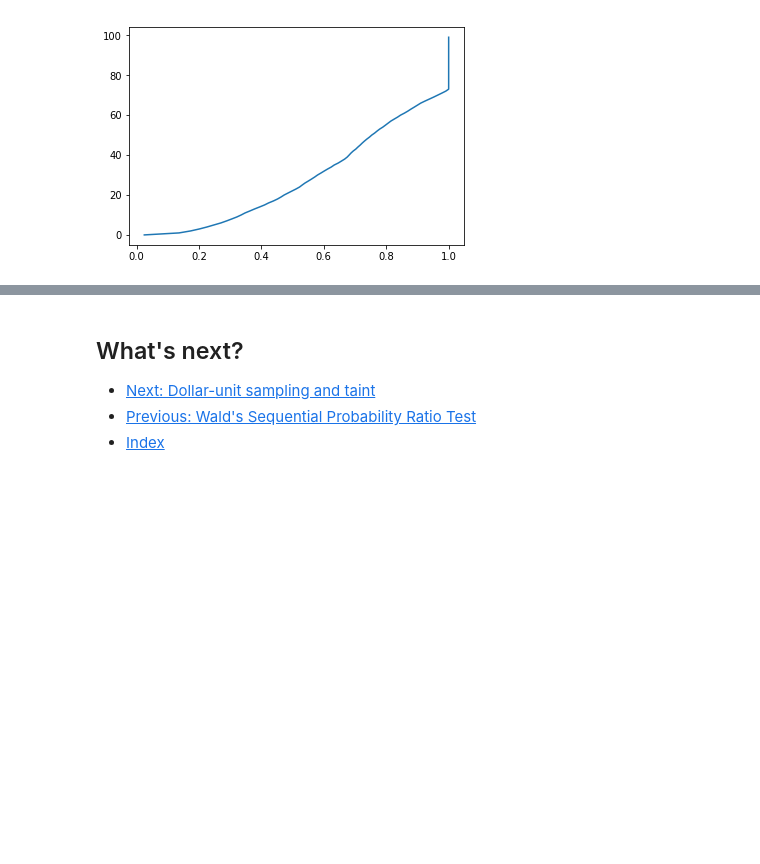
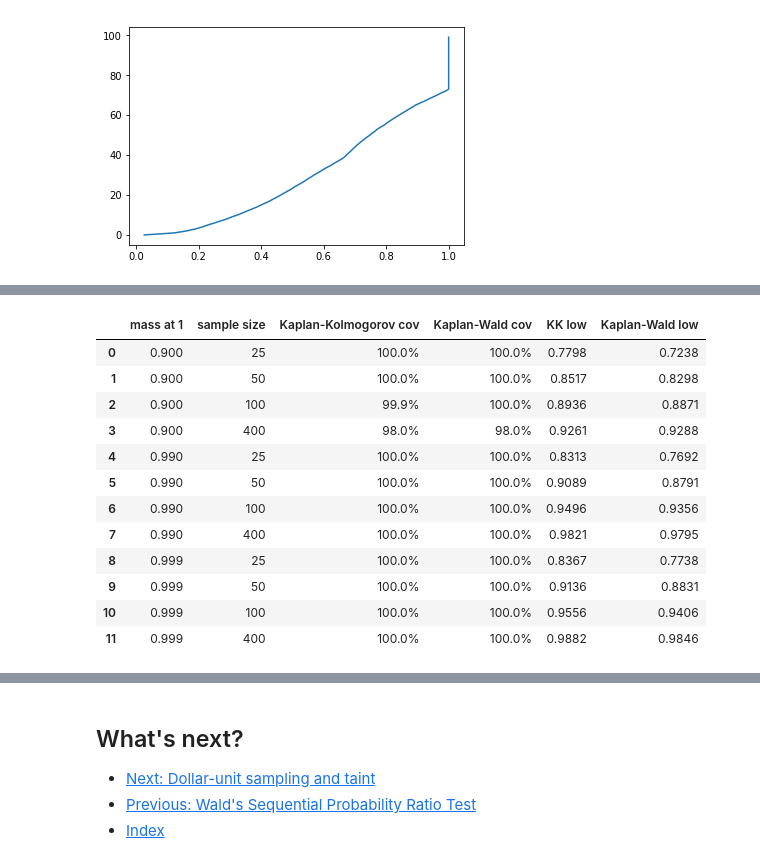
Before and after one commit to pbstark/S157F17, a Jupyter notebook: kaplanWald.ipynb, the cells around one changed output, grey strips where cells are left out. Cells and saved outputs as stored; diff of their text form; code cells hidden in the pictures; blank space fills up the shorter version.

Commit message:
Kaplan-Kolmogorov finite-sample code working

```diff
--- a/kaplanWald.ipynb
+++ b/kaplanWald.ipynb
@@ -424,0 +503,6 @@ def CI_from_test(x, N, cl=0.95, d = 0, random_order = True,
+# %%
+# Compare the python implementation with the translation of Kaplan's javascript into python
+x = np.array(range(10))
+t = 1
+N = 1000
+print(HK_p(x, N, t), HK_js_p(x, N, t))
@@ -491,11 +574,13 @@ x = [0]*250 + [100]*250
 x = np.array(x)
 reps = int(10**3)
 
+sims_js = np.zeros(reps)
 sims = np.zeros(reps)
 for i in range(reps):
     xp = np.random.permutation(x)
-    sims[i] = CI_from_test(x, N, d=delta[j], cl=cl, random_order = True,
+    sims[i] = CI_from_test(x, N, d=0, cl=cl, random_order = True,
                                   p_value = HK_p)
-print(np.mean(sims))
-print(out)
+    sims_js[i] = CI_from_test(x, N, d=0, cl=cl, random_order = True,
+                                  p_value = HK_js_p)
+print(np.mean(sims), np.mean(sims_js))
 # %% [output]
@@ -514,3 +597,60 @@ plt.plot(pct, range(100))
 # %% [output]
 [<matplotlib.lines.Line2D at 0x...>]
 [figure]
+# %%
+# Nonstandard mixture: a pointmass at 1 and a uniform[0,1]
+ns = np.array([25, 50, 100, 400])  # sample sizes
+ps = np.array([0.9, 0.99, 0.999])    # mixture fraction, weight of pointmass
+alpha = 0.05  # 1- (confidence level)
+reps = int(10**3)   # just for demonstration
+d = 1
+xtol = 1.e-12
+N = 20000 # hypothetical population size
+
+simTable = pd.DataFrame(columns=('mass at 1', 'sample size', 'Kaplan-Kolmogorov cov',\
+                                 'Kaplan-Wald cov', 'KK low', 'Kaplan-Wald low')
+                       )
+
+for p in ps:
+    popMean = (1-p)*0.5 + p  # population is a mixture of uniform with mass (1-p) and
+                             # pointmass at 1 with mass p
+
+    for n in ns:
+        tCrit = sp.stats.t.ppf(q=1-alpha, df=n-1)
+        coverT = 0
+        coverK = 0
+        lowT = 0.0
+        lowK = 0.0
+
+        for rep in range(int(reps)):
+            sam = np.random.uniform(size=n)  # the uniform part of the sample
+            ptMass = np.random.uniform(size=n)  # for a bunch of p-coin tosses
+            sam[ptMass < p] = 1.0   # mix in pointmass at 1, with probability p
+            # Kaplan's mixture
+            tLo = CI_from_test(sam, N, d=0, cl=cl, random_order = True,
+                                  p_value = HK_p)
+            coverT += ( tLo <= popMean )
+            lowT += tLo
+            #  Kaplan-Wald interval
+            kLo = CI_from_test(sam, N, d=d, cl=cl, random_order = True,
+                                  p_value = KK_p) # lower endpoint of the Kaplan-Wald interval
+            coverK += (kLo <= popMean )
+            lowK += kLo
+
+        simTable.loc[len(simTable)] =  p, n,\
+            str(100*float(coverT)/float(reps)) + '%',\
+            str(100*float(coverK)/float(reps)) + '%',\
+            str(round(lowT/float(reps),4)),\
+            str(round(lowK/float(reps),4))
+#
+ansStr =  '<h3>Simulated coverage probability and expected lower endpoint of ' +\
+          'one-sided Kaplan-Kolmogorov and Kaplan-Wald confidence intervals for ' +\
+          'mixture of U[0,1] and pointmass at 1 population of' + str(N) + 'items</h3>' +\
+          '<strong>Nominal coverage probability ' + str(100*(1-alpha)) +\
+          '%</strong>. d=' + str(d) +\
+          '.<br /><strong>Estimated from ' + str(int(reps)) +\
+          ' replications.</strong>'
+
+display(HTML(ansStr))
+display(simTable)
+# %% [output]
@@ -516,0 +660,13 @@ plt.plot(pct, range(100))
+|  | mass at 1 | sample size | Kaplan-Kolmogorov cov | Kaplan-Wald cov | KK low | Kaplan-Wald low |
+| 0 | 0.900 | 25 | 100.0% | 100.0% | 0.7798 | 0.7238 |
+| 1 | 0.900 | 50 | 100.0% | 100.0% | 0.8517 | 0.8298 |
+| 2 | 0.900 | 100 | 99.9% | 100.0% | 0.8936 | 0.8871 |
+| 3 | 0.900 | 400 | 98.0% | 98.0% | 0.9261 | 0.9288 |
+| 4 | 0.990 | 25 | 100.0% | 100.0% | 0.8313 | 0.7692 |
+| 5 | 0.990 | 50 | 100.0% | 100.0% | 0.9089 | 0.8791 |
+| 6 | 0.990 | 100 | 100.0% | 100.0% | 0.9496 | 0.9356 |
+| 7 | 0.990 | 400 | 100.0% | 100.0% | 0.9821 | 0.9795 |
+| 8 | 0.999 | 25 | 100.0% | 100.0% | 0.8367 | 0.7738 |
+| 9 | 0.999 | 50 | 100.0% | 100.0% | 0.9136 | 0.8831 |
+| 10 | 0.999 | 100 | 100.0% | 100.0% | 0.9556 | 0.9406 |
+| 11 | 0.999 | 400 | 100.0% | 100.0% | 0.9882 | 0.9846 |
```
Also changed, not shown: parts of 13 cells of this notebook, 1 other file.
